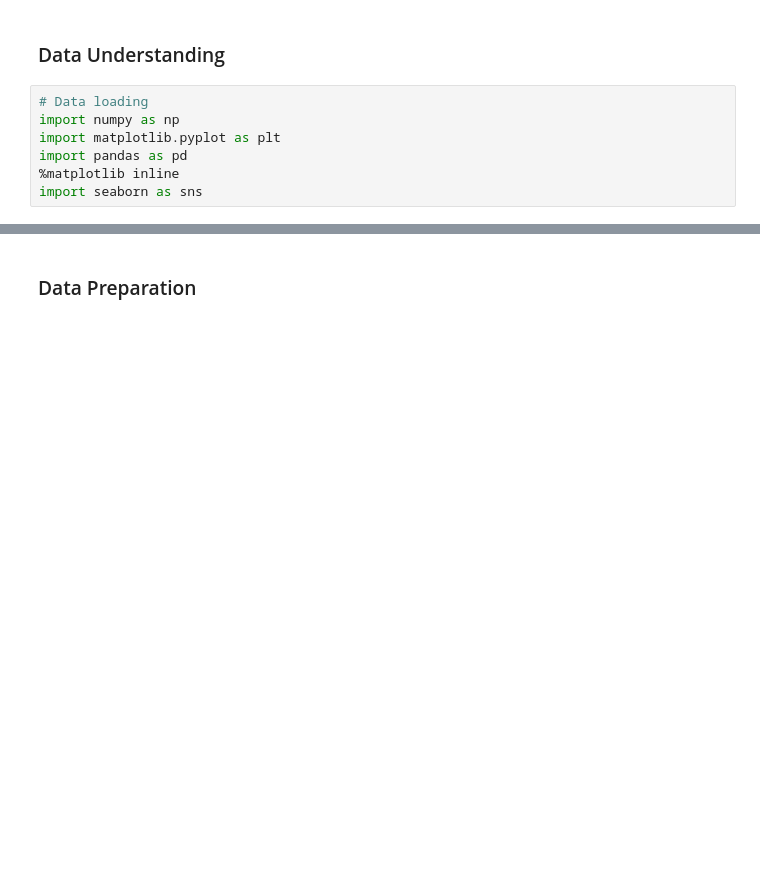
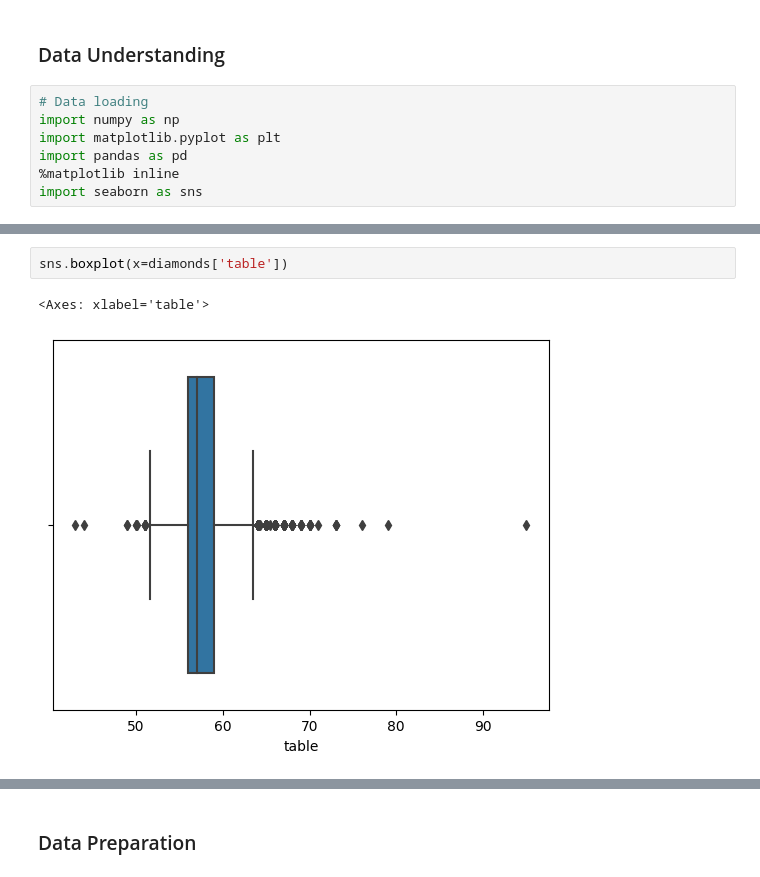
Before and after one commit to SyarifulMsth/coba121, a Jupyter notebook: Predicting_Diamond_Prices.ipynb, the cells around one changed output, grey strips where cells are left out. Saved outputs shown, nothing was run; the diff lists cells and outputs as text; blank space fills up the shorter version.

```diff
--- a/Predicting_Diamond_Prices.ipynb
+++ b/Predicting_Diamond_Prices.ipynb
@@ -39,0 +170,5 @@ diamonds
+# %%
+sns.boxplot(x=diamonds['table'])
+# %% [output]
+<Axes: xlabel='table'>
+[figure, added]
```
Also changed, not shown: parts of 22 cells of this notebook.
